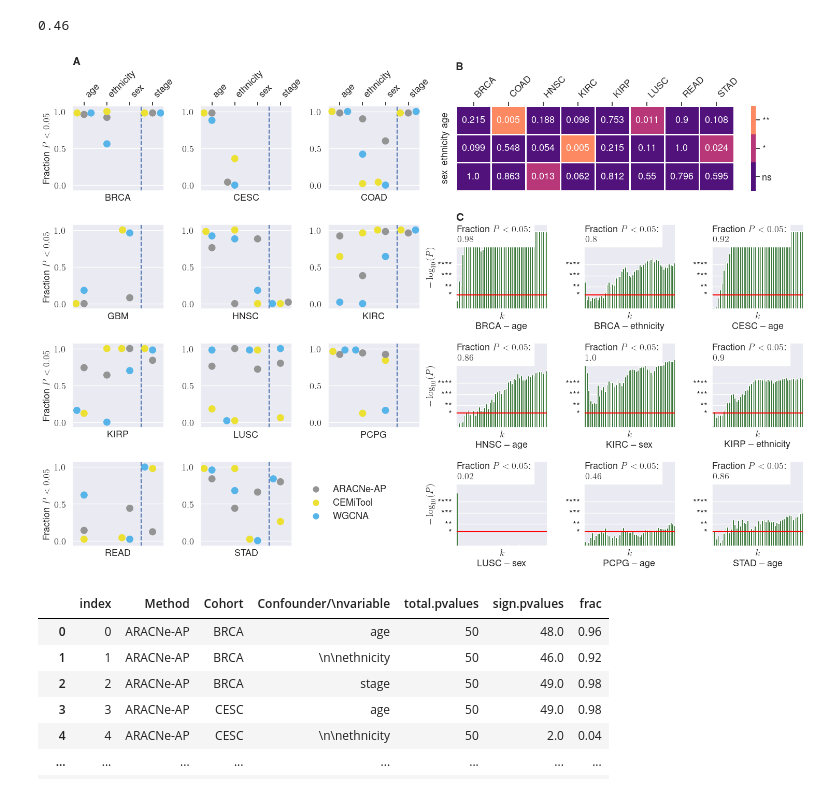
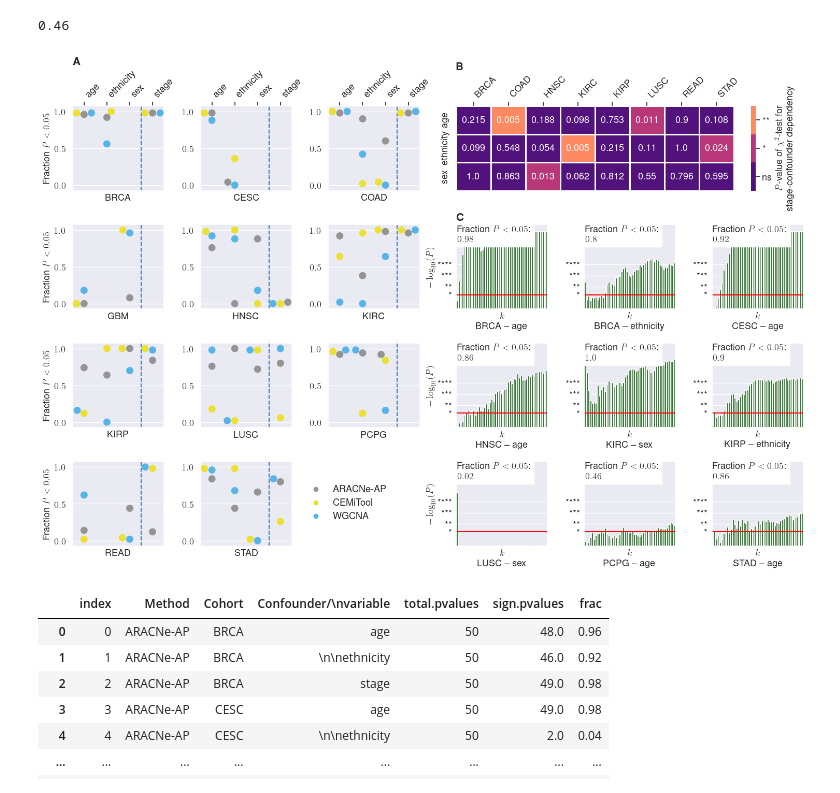
Before and after one commit to bionetslab/grn-confounders, a Jupyter notebook: results/mosaic_plot.ipynb, the cells around one changed output. Saved outputs shown, nothing was run; the diff lists cells and outputs as text; code cells hidden in the pictures.

```diff
--- a/results/mosaic_plot.ipynb
+++ b/results/mosaic_plot.ipynb
@@ -110,6 +133,7 @@ for ct_sel in ct_sels:
             else:
                 sns.lineplot(data=JI_alg, x='k', y='Mean JI', ci='sd', ax=axs[i,j], hue='Partition type', legend=False)
                 axs[i,j].set_title(f'{algo} – {conf}')
+    fig.suptitle(ct_sel)
     fig.tight_layout()
     fig.savefig(f'plots/{ct_sel}_block_comparisons.pdf')
 # %% [output]
@@ -157,5 +181,6 @@ sign_.rename(columns={'mwu.pvalue':'sign.pvalues'}, inplace=True)
 # %%
 sign = pd.merge(count, sign_,  how='left', left_on=['Method', 'Cohort', 'Confounder/\nvariable'],
               right_on=['Method', 'Cohort', 'Confounder/\nvariable']).fillna(0)
+sign['frac'] = sign['sign.pvalues']/sign['total.pvalues']
 # %%
 sign['frac'] = sign['sign.pvalues']/sign['total.pvalues']
@@ -182,0 +261,40 @@ _mwus['Confounder/\nvariable'] = pd.Categorical(_mwus['Confounder/\nvariable'],
+# %%
+JI_all_random = JI_all[JI_all['Partition type'] == 'random partition']
+JI_all_random = JI_all_random[JI_all_random['Confounder/\nvariable'] != 'stage']
+plt.style.use('default')
+plt.rcParams['text.usetex'] = True
+plt.rcParams['font.family'] = 'Helvetica'
+sns.set(font_scale=1.5)
+sns.set_style('darkgrid',{'axes.grid' : True})
+confounders = sorted(list(set(JI_all_random['Confounder/\nvariable'].values)))
+algos = ['ARACNe-AP','CEMiTool','WGCNA','GRNBoost2']
+cohorts = sorted(list(set(JI_all_random['Cohort'].values)))
+mosaic = [['ARACNe-AP','CEMiTool','WGCNA','heatmap'],
+          ['ARACNe-AP,r','CEMiTool,r','WGCNA,r','GRNBoost2,r']]
+fig, axs = plt.subplot_mosaic(mosaic, figsize=(4*4, 4*2),sharex=False, sharey=False)
+for algo in ['ARACNe-AP','CEMiTool','WGCNA']:
+    axs[algo].set_ylim([-0.075, 1.075])
+    _mwus_alg = _mwus[_mwus['Method'] == algo]
+    sns.swarmplot(data=_mwus_alg,y='frac',x='Confounder/\nvariable',ax=axs[algo])
+    axs[algo].set_ylabel('Fraction $P<0.05$',fontsize=13)
+    axs[algo].set_xlabel(algo)
+for algo in algos:
+    conf_alg = f'{algo},r'
+    axs[conf_alg].set_ylim([-0.075, 1.075])
+    JI_alg = JI_all_random[JI_all_random['Method'] == algo]
+    sns.boxplot(data=JI_alg,y='Mean JI',x='Cohort',ax=axs[conf_alg],order=cohorts,color='grey')
+    axs[conf_alg].set_ylabel('Mean JIs between blocks\nof random partitions',fontsize=13)
+    axs[conf_alg].set_xlabel(algo)
+    axs[conf_alg].set_xticklabels(axs[conf_alg].get_xticklabels(), rotation=90,fontsize=13)
+axs['ARACNe-AP'].set_title(r'\textbf{A}',loc='left', fontsize=15)
+axs['ARACNe-AP,r'].set_title(r'\textbf{C}',loc='left', fontsize=15)
+sns.heatmap(corr_coeff,annot=True,center=0.0,vmin=-1,vmax=1,ax=axs['heatmap'],annot_kws={'fontsize':13})
+colorbar = axs['heatmap'].collections[0].colorbar
+colorbar.set_label('Pearson correlation coefficients\nbetween fractions of $P<0.05$',fontsize=13)
+axs['heatmap'].set_xticklabels(axs['heatmap'].get_xticklabels(), rotation=25, ha='right',fontsize=13)
+axs['heatmap'].set_yticklabels(axs['heatmap'].get_yticklabels(), fontsize=13)
+axs['heatmap'].set_xlabel('')
+axs['heatmap'].set_ylabel('')
+axs['heatmap'].set_title(r'\textbf{B}',loc='left', fontsize=15)
+fig.tight_layout()
+fig.savefig('plots/fig4.pdf')
@@ -424,34 +544,35 @@ for cohort_conf in cohort_confs:
     axs[cohort_conf].text(.01, .99, f'Fraction $P<0.05$:\n${frac}$', ha='left', va='top', transform=axs[cohort_conf].transAxes,
                           fontsize=13, backgroundcolor='white')
 cmap2 = sns.color_palette("magma", 3)
 
 ast = pd.DataFrame(np.array([df_work['age'].apply(convert_pvalue_to_asterisks).to_numpy(),
                df_work['ethnicity'].apply(convert_pvalue_to_asterisks).to_numpy(),
                df_work['sex'].apply(convert_pvalue_to_asterisks).to_numpy()]), index=df_work.columns,
                 columns = df_work.index)#.T
 
 cur = df_work.T
 cur = round(cur, 3)
 plt.tight_layout()
 sns.heatmap(ast, ax=axs['heatmap'], vmin=0, vmax=2, annot=cur, cmap=cmap2, cbar=True, fmt = '', annot_kws={'fontsize':13}, linewidths=1)
 axs['heatmap'].set_yticklabels(axs['heatmap'].get_ymajorticklabels(),fontsize=13)
 #axs['heatmap'].set_xticklabels(axs['heatmap'].get_xmajorticklabels())
 axs['heatmap'].tick_params(top=True, labeltop=True, bottom=False, labelbottom=False)
 axs['heatmap'].set_xticklabels(axs['heatmap'].get_xticklabels(), rotation=45, ha='left',fontsize=13)
 colorbar = axs['heatmap'].collections[0].colorbar
 r = colorbar.vmax - colorbar.vmin
 colorbar.set_ticks([colorbar.vmin + r / 3 * (0.5 + i) for i in range(3)])
 colorbar.set_ticklabels(['ns','*','**'], fontsize='13')
+colorbar.set_label('$P$-value of $\chi^2$-test for\nstage-confounder dependency', fontsize='13')
 axs['heatmap'].set_title(r'\textbf{B}',loc='left', fontsize=15)
 fig.subplots_adjust(left=0.05,
                     bottom=0.05,
                     right=.99,
                     top=0.9,
                     wspace=0.4,
                     hspace=0.4)
 fig.savefig('plots/fig2.pdf')
 # %% [output]
-[figure, old version]
+[figure, new version]
 # %%
 _mwus
 # %% [output]
```
Also changed, not shown: parts of 8 cells of this notebook, 12 other files.
